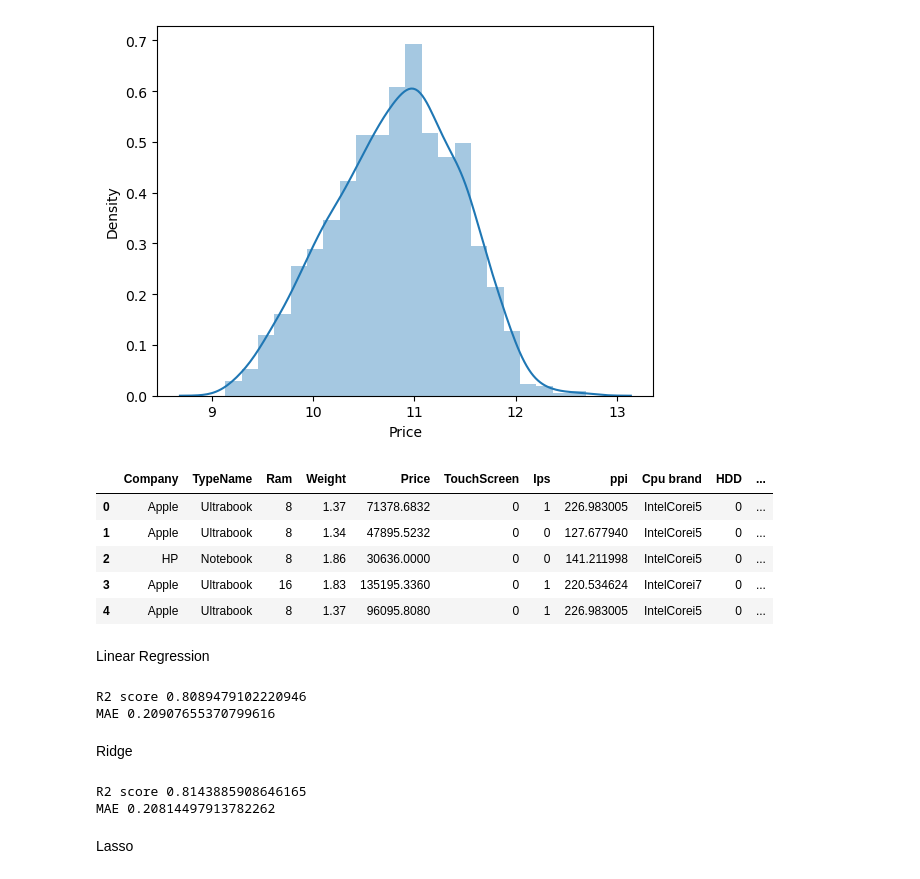
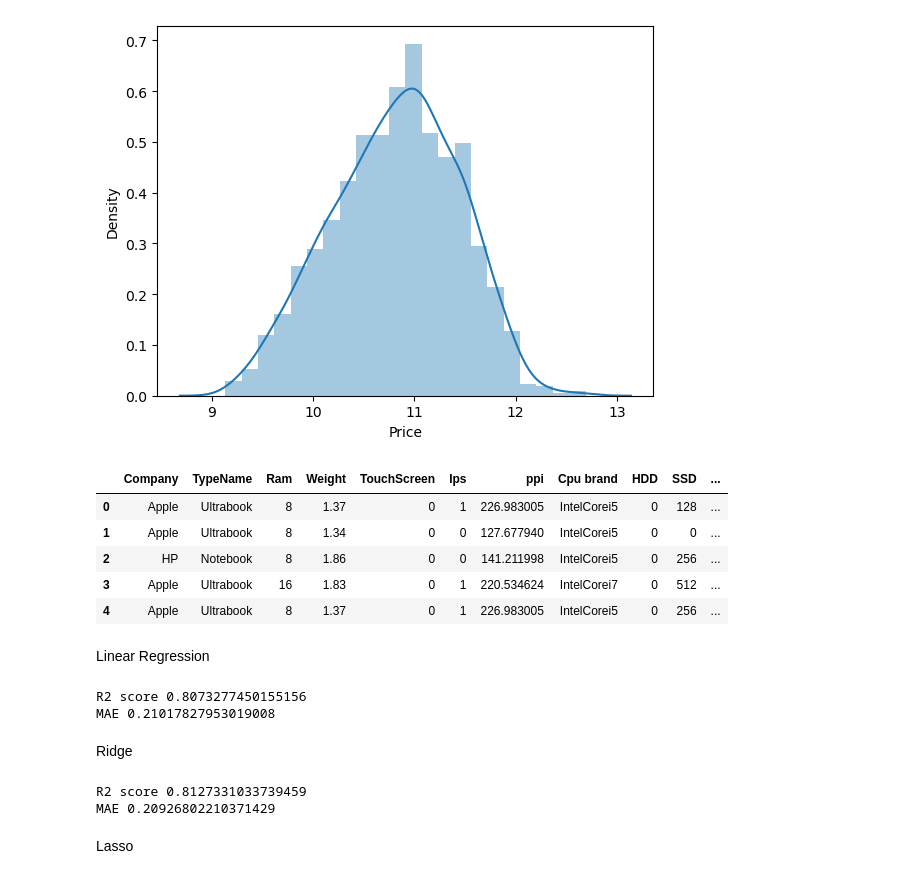
Before and after one commit to arjya613/Laptop-price-predictor, a Jupyter notebook: laptop_price_predictor.ipynb, the cells around one changed output. Drawn from its saved outputs; the diff is of its cells as text; code cells hidden in the pictures.

```diff
--- a/laptop_price_predictor.ipynb
+++ b/laptop_price_predictor.ipynb
@@ -521,6 +521,8 @@ https://gist.github.com/mwaskom/de44147ed2974457ad6372750bbe5751
   sns.distplot(np.log(df['Price']))
 <Axes: xlabel='Price', ylabel='Density'>
 [figure]
+# %%
+df = df.drop(['Hybrid', 'Flash_Storage'], axis=1)
 # %%
 X = df.drop(columns=['Price'])
 y = np.log(df['Price'])
@@ -546,19 +548,19 @@ from sklearn.ensemble import RandomForestRegressor,GradientBoostingRegressor,Ada
 from sklearn.svm import SVR
 from xgboost import XGBRegressor
 # %%
-df.head()
+X.head()
 # %% [output]
-|  | Company | TypeName | Ram | Weight | Price | TouchScreen | Ips | ppi | Cpu brand | HDD | ... |
-| 0 | Apple | Ultrabook | 8 | 1.37 | 71378.6832 | 0 | 1 | 226.983005 | IntelCorei5 | 0 | ... |
-| 1 | Apple | Ultrabook | 8 | 1.34 | 47895.5232 | 0 | 0 | 127.677940 | IntelCorei5 | 0 | ... |
-| 2 | HP | Notebook | 8 | 1.86 | 30636.0000 | 0 | 0 | 141.211998 | IntelCorei5 | 0 | ... |
-| 3 | Apple | Ultrabook | 16 | 1.83 | 135195.3360 | 0 | 1 | 220.534624 | IntelCorei7 | 0 | ... |
-| 4 | Apple | Ultrabook | 8 | 1.37 | 96095.8080 | 0 | 1 | 226.983005 | IntelCorei5 | 0 | ... |
+|  | Company | TypeName | Ram | Weight | TouchScreen | Ips | ppi | Cpu brand | HDD | SSD | ... |
+| 0 | Apple | Ultrabook | 8 | 1.37 | 0 | 1 | 226.983005 | IntelCorei5 | 0 | 128 | ... |
+| 1 | Apple | Ultrabook | 8 | 1.34 | 0 | 0 | 127.677940 | IntelCorei5 | 0 | 0 | ... |
+| 2 | HP | Notebook | 8 | 1.86 | 0 | 0 | 141.211998 | IntelCorei5 | 0 | 256 | ... |
+| 3 | Apple | Ultrabook | 16 | 1.83 | 0 | 1 | 220.534624 | IntelCorei7 | 0 | 512 | ... |
+| 4 | Apple | Ultrabook | 8 | 1.37 | 0 | 1 | 226.983005 | IntelCorei5 | 0 | 256 | ... |
 # %% [markdown]
 Linear Regression
 # %%
 step1 = ColumnTransformer(transformers=[
-    ('col_tnf',OneHotEncoder(sparse_output=False,drop='first'),[0,1,7,12,13])
+    ('col_tnf',OneHotEncoder(sparse_output=False,drop='first'),[0,1,7,10,11])
 ],remainder='passthrough')
 
 step2 = LinearRegression()
@@ -575,13 +577,13 @@ y_pred = pipe.predict(X_test)
 print('R2 score',r2_score(y_test,y_pred))
 print('MAE',mean_absolute_error(y_test,y_pred))
 # %% [output]
-R2 score 0.8089479102220946
-MAE 0.20907655370799616
+R2 score 0.8073277450155156
+MAE 0.21017827953019008
 # %% [markdown]
 Ridge
 # %%
 step1 = ColumnTransformer(transformers=[
-    ('col_tnf',OneHotEncoder(sparse_output=False,drop='first'),[0,1,7,12,13])
+    ('col_tnf',OneHotEncoder(sparse_output=False,drop='first'),[0,1,7,10,11])
 ],remainder='passthrough')
 
 step2 = Ridge(alpha=10)
@@ -598,8 +600,8 @@ y_pred = pipe.predict(X_test)
 print('R2 score',r2_score(y_test,y_pred))
 print('MAE',mean_absolute_error(y_test,y_pred))
 # %% [output]
-R2 score 0.8143885908646165
-MAE 0.20814497913782262
+R2 score 0.8127331033739459
+MAE 0.20926802210371429
 # %% [markdown]
 Lasso
 # %%
```
Also changed, not shown: parts of 15 cells of this notebook, 3 other files.
